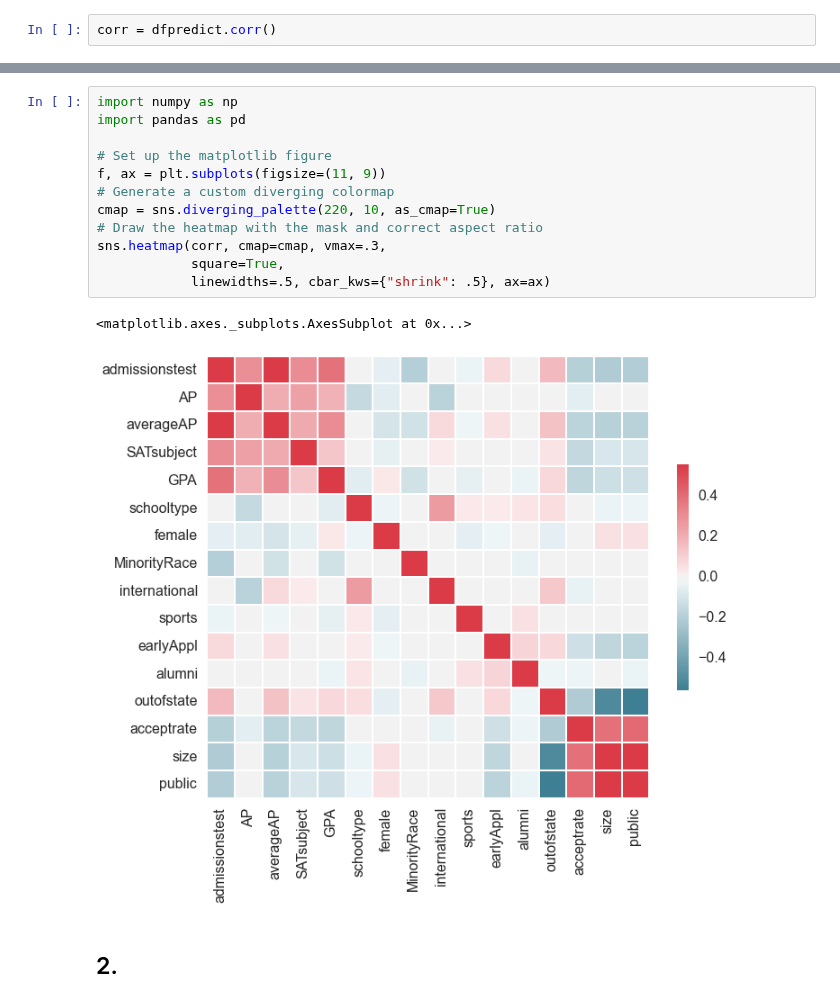
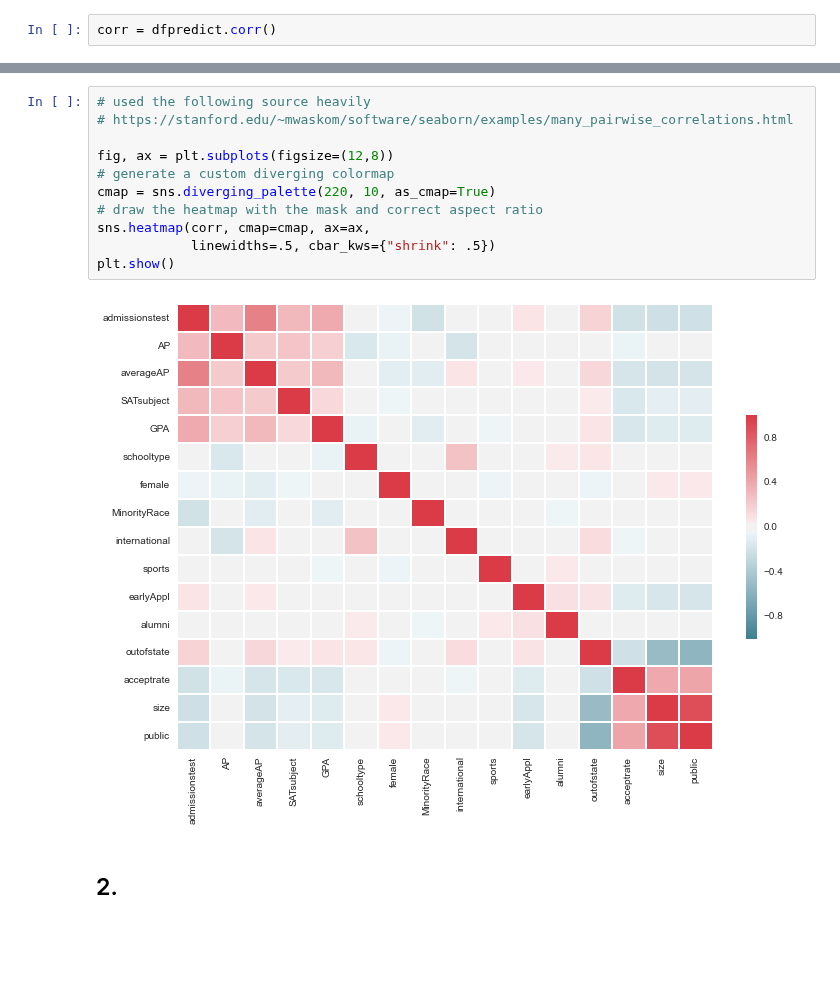
Before and after one commit to wihl/cs109-groupproj-college, a Jupyter notebook: EDA.ipynb, the cells around one changed output, grey strips where cells are left out. Drawn from its saved outputs; the diff is of its cells as text; blank space fills up the shorter version.

Commit message:
edited heatmap

```diff
--- a/EDA.ipynb
+++ b/EDA.ipynb
@@ -124,19 +124,17 @@ corr
 | size | -0.212750 | -0.018955 | -0.188032 | -0.088504 | -0.124542 | -0.033514 | 0.048261 | 0.005041 | ... |
 | public | -0.205196 | -0.005882 | -0.185226 | -0.093877 | -0.119522 | -0.029004 | 0.052921 | -0.004712 | ... |
 # %%
-import numpy as np
-import pandas as pd
+# used the following source heavily
+# https://stanford.edu/~mwaskom/software/seaborn/examples/many_pairwise_correlations.html
 
-# Set up the matplotlib figure
-f, ax = plt.subplots(figsize=(11, 9))
-# Generate a custom diverging colormap
+fig, ax = plt.subplots(figsize=(12,8))
+# generate a custom diverging colormap
 cmap = sns.diverging_palette(220, 10, as_cmap=True)
-# Draw the heatmap with the mask and correct aspect ratio
-sns.heatmap(corr, cmap=cmap, vmax=.3,
-            square=True,
-            linewidths=.5, cbar_kws={"shrink": .5}, ax=ax)
+# draw the heatmap with the mask and correct aspect ratio
+sns.heatmap(corr, cmap=cmap, ax=ax,
+            linewidths=.5, cbar_kws={"shrink": .5})
+plt.show()
 # %% [output]
-<matplotlib.axes._subplots.AxesSubplot at 0x...>
-[figure, old version]
+[figure, new version]
 # %% [markdown]
 ## 2.
```
